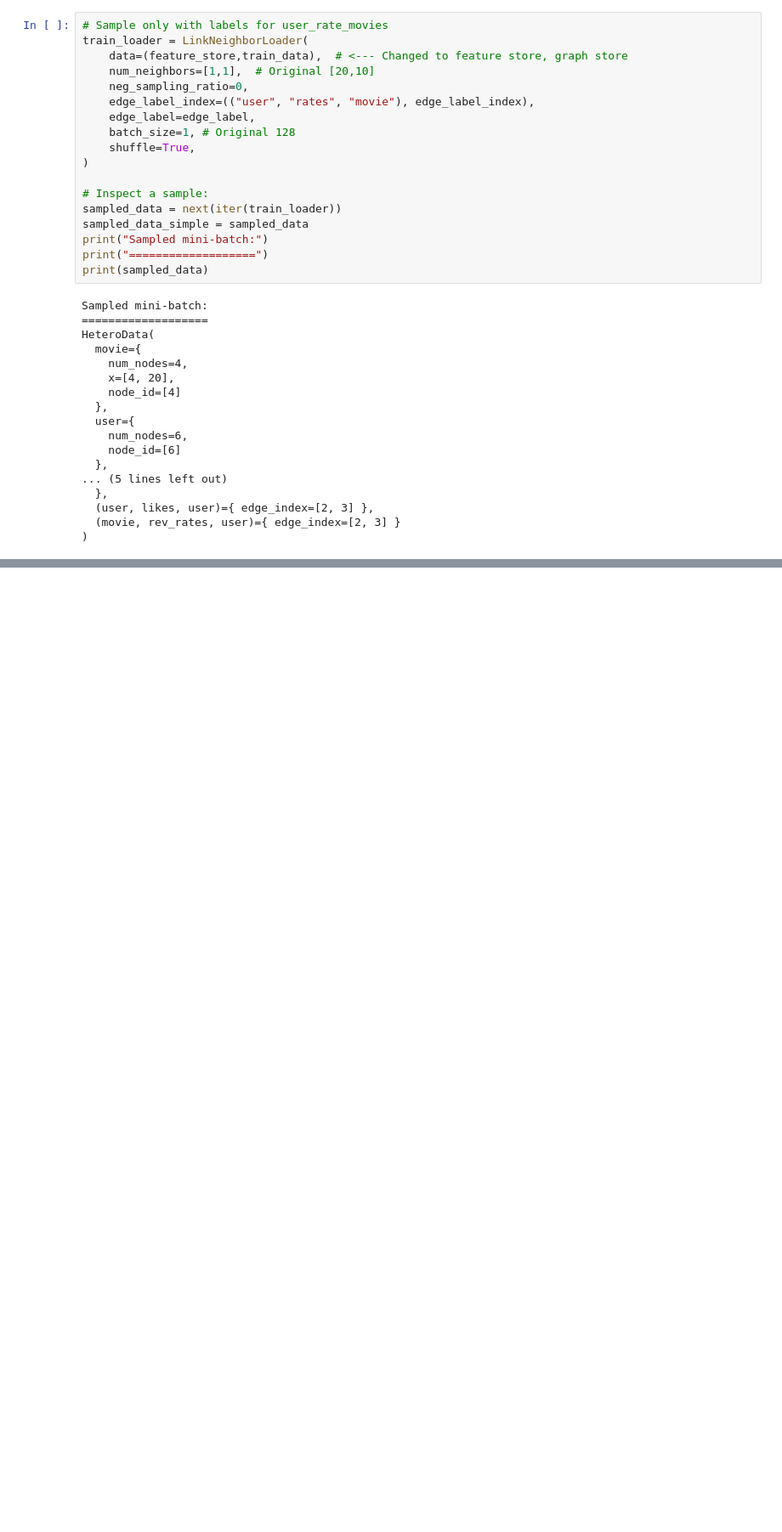
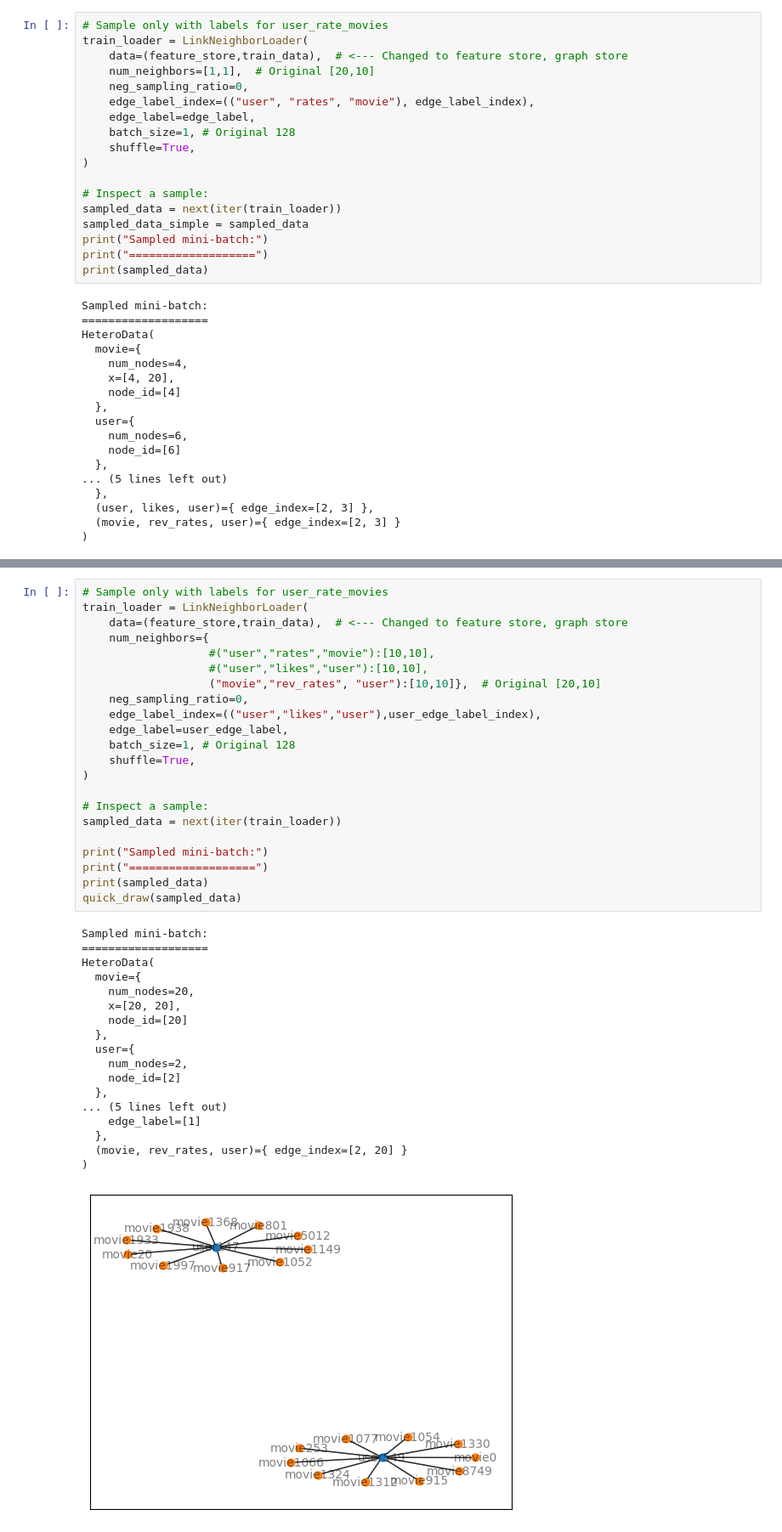
Before and after one commit to EmilMachine/torch_basics, a Jupyter notebook: 5_loading_multiple_link_types.ipynb, the cells around one changed output, grey strips where cells are left out. Shown at 85% size. Saved outputs shown, nothing was run; the diff lists cells and outputs as text; blank space fills up the shorter version.

```diff
--- a/5_loading_multiple_link_types.ipynb
+++ b/5_loading_multiple_link_types.ipynb
@@ -501,0 +523,41 @@ user2 tensor(446)
+# %%
+# Sample only with labels for user_rate_movies
+train_loader = LinkNeighborLoader(
+    data=(feature_store,train_data),  # <--- Changed to feature store, graph store
+    num_neighbors={
+                   #("user","rates","movie"):[10,10],
+                   #("user","likes","user"):[10,10],
+                   ("movie","rev_rates", "user"):[10,10]},  # Original [20,10]
+    neg_sampling_ratio=0,
+    edge_label_index=(("user","likes","user"),user_edge_label_index),
+    edge_label=user_edge_label,
+    batch_size=1, # Original 128
+    shuffle=True,
+)
+
+# Inspect a sample:
+sampled_data = next(iter(train_loader))
+
+print("Sampled mini-batch:")
+print("===================")
+print(sampled_data)
+quick_draw(sampled_data)
+# %% [output]
+Sampled mini-batch:
+===================
+HeteroData(
+  movie={
+    num_nodes=20,
+    x=[20, 20],
+    node_id=[20]
+  },
+  user={
+    num_nodes=2,
+    node_id=[2]
+  },
+... (5 lines left out)
+    edge_label=[1]
+  },
+  (movie, rev_rates, user)={ edge_index=[2, 20] }
+)
+[figure, added]
```
Also changed, not shown: parts of 9 cells of this notebook.
